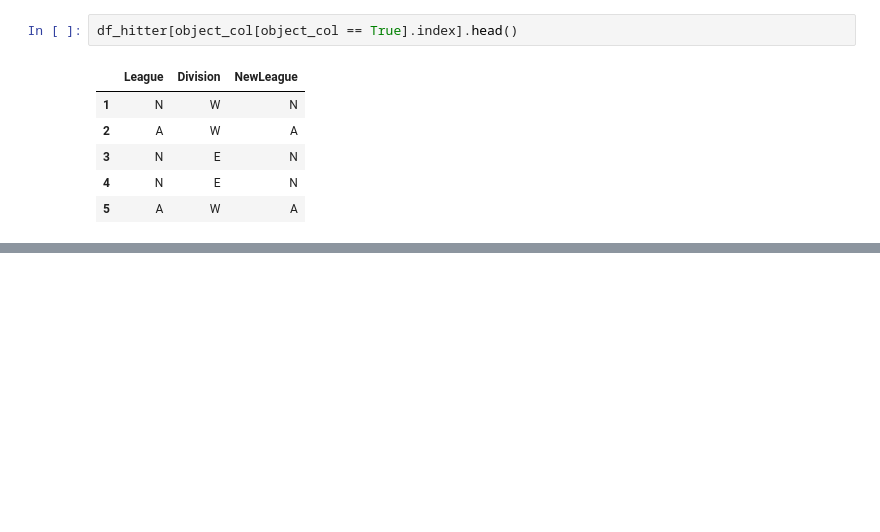
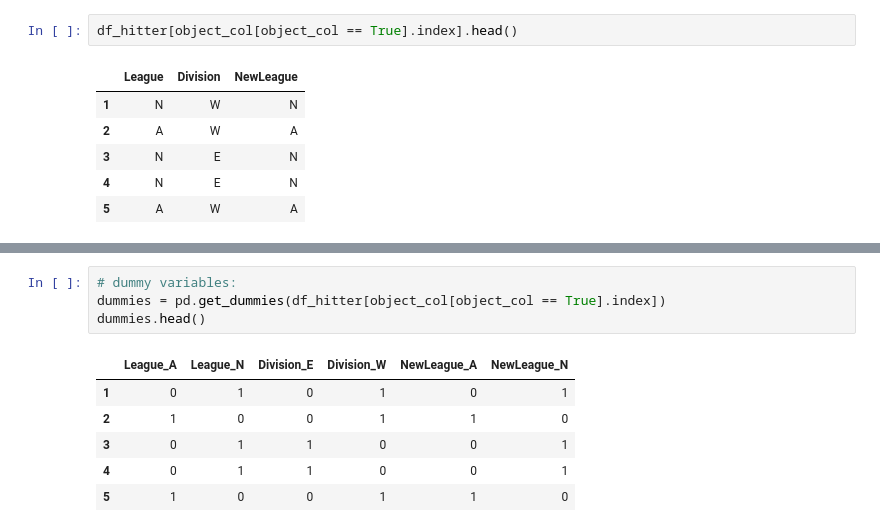
Before and after one commit to Rtavakol/ISLR, a Jupyter notebook: Notebooks/Chapter 6/Lab3/Lab 3.ipynb, the cells around one changed output, grey strips where cells are left out. Cells and saved outputs as stored; diff of their text form; blank space fills up the shorter version.

```diff
--- a/Notebooks/Chapter 6/Lab3/Lab 3.ipynb
+++ b/Notebooks/Chapter 6/Lab3/Lab 3.ipynb
@@ -89,0 +102,11 @@ df_hitter[object_col[object_col == True].index].describe()
+# %%
+# dummy variables:
+dummies = pd.get_dummies(df_hitter[object_col[object_col == True].index])
+dummies.head()
+# %% [output]
+|  | League_A | League_N | Division_E | Division_W | NewLeague_A | NewLeague_N |
+| 1 | 0 | 1 | 0 | 1 | 0 | 1 |
+| 2 | 1 | 0 | 0 | 1 | 1 | 0 |
+| 3 | 0 | 1 | 1 | 0 | 0 | 1 |
+| 4 | 0 | 1 | 1 | 0 | 0 | 1 |
+| 5 | 1 | 0 | 0 | 1 | 1 | 0 |
```
Also changed, not shown: parts of 20 cells of this notebook.
